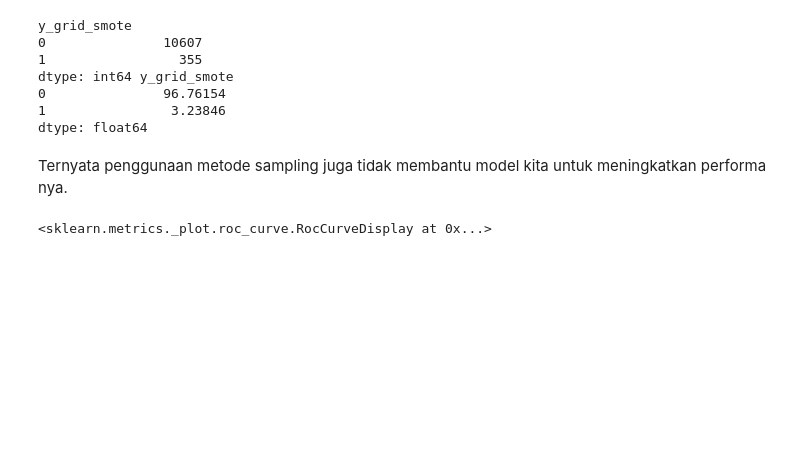
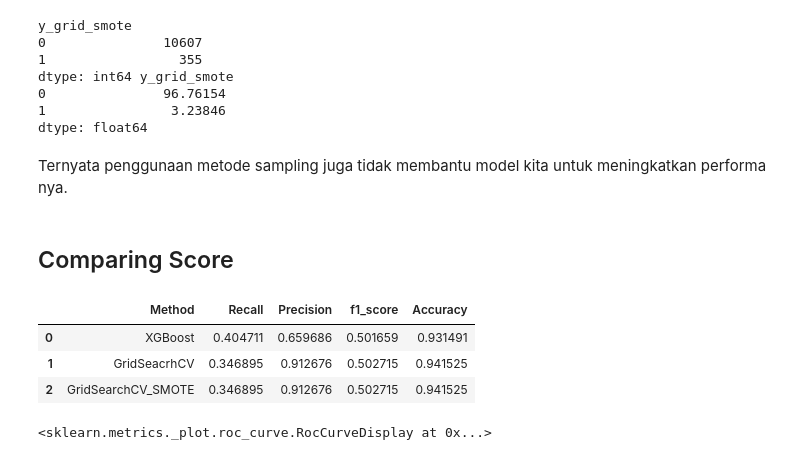
Before and after one commit to PurwadhikaDev/JuniorTechTitan_JC_DS_VL_01_FinalProject, a Jupyter notebook: FINAL PROJECT - ML Modeling, Evaluation.ipynb, the cells around one changed output. Drawn from its saved outputs; the diff is of its cells as text; code cells hidden in the pictures; blank space fills up the shorter version.

Commit message:
add comparasion table

```diff
--- a/FINAL PROJECT - ML Modeling, Evaluation.ipynb
+++ b/FINAL PROJECT - ML Modeling, Evaluation.ipynb
@@ -140,7 +140,7 @@ def model_evaluation_cv(model,metric):
   return model_cv
 # %%
 for i in models:
-    cross_val = model_evaluation_cv(i, 'accuracy')
+    cross_val = model_evaluation_cv(i, 'recall')
     print('Result for ',i)
     print('CV score ',cross_val)
     print('CV score mean',cross_val.mean())
@@ -435,6 +435,40 @@ dtype: int64 y_grid_smote
 dtype: float64
 # %% [markdown]
 Ternyata penggunaan metode sampling juga tidak membantu model kita untuk meningkatkan performa nya.
+# %% [markdown]
+## Comparing Score
+# %%
+from sklearn.metrics import f1_score
+method = [xgb, grid_search, grid_smote]
+recall = []
+precision = []
+fone = []
+accuracy = []
+
+for i in range(len(method)):
+    y_p = method[i].predict(X_test)
+    recall.append(recall_score(y_test,y_p))
+    precision.append(precision_score(y_test,y_p))
+    fone.append(f1_score(y_test,y_p))
+    accuracy.append(accuracy_score(y_test,y_p))
+
+mod = ['XGBoost','GridSeacrhCV','GridSearchCV_SMOTE']
+# %%
+
+compare = {}
+compare["Method"] = mod
+compare["Recall"] = recall
+compare["Precision"] = precision
+compare["f1_score"] = fone
+compare["Accuracy"] = accuracy
+
+tabel = pd.DataFrame.from_dict(compare)
+tabel
+# %% [output]
+|  | Method | Recall | Precision | f1_score | Accuracy |
+| 0 | XGBoost | 0.404711 | 0.659686 | 0.501659 | 0.931491 |
+| 1 | GridSeacrhCV | 0.346895 | 0.912676 | 0.502715 | 0.941525 |
+| 2 | GridSearchCV_SMOTE | 0.346895 | 0.912676 | 0.502715 | 0.941525 |
 # %%
 plot_roc_curve(grid_smote, X_test, y_test)
 # %% [output]
```
Also changed, not shown: parts of 11 cells of this notebook.
